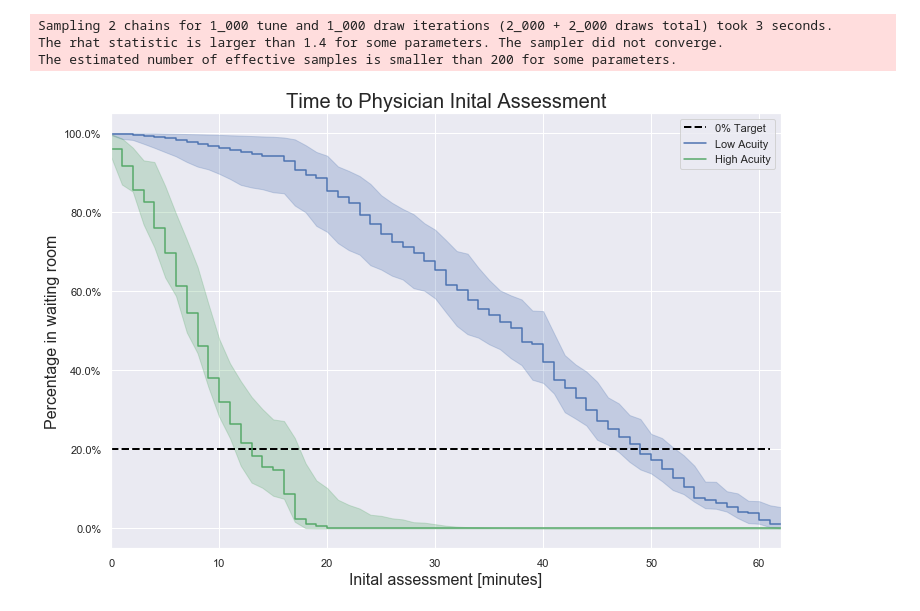
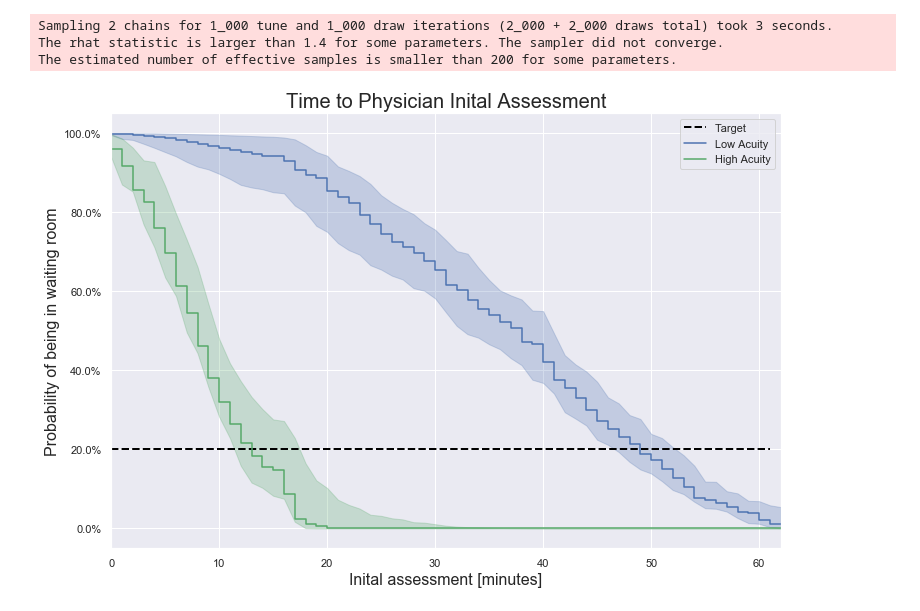
Before and after one commit to icmoore/healthcare_analytics, a Jupyter notebook: notebooks/inital_assessments.ipynb, the cells around one changed output. Cells and saved outputs as stored; diff of their text form; code cells hidden in the pictures.

```diff
--- a/notebooks/inital_assessments.ipynb
+++ b/notebooks/inital_assessments.ipynb
@@ -157,16 +157,16 @@ blue, green, red, purple, gold, teal = sns.color_palette(n_colors=6)
 pct_formatter = StrMethodFormatter('{x:.1%}')
 # %%
 fig, surv_ax = plt.subplots(figsize=(12, 8))
-surv_ax.plot(np.array(range(np.max(df['time'].values))), [0.2]*np.max(df['time'].values), '--', color='black',linewidth=2, label='0% Target')
+surv_ax.plot(np.array(range(np.max(df['time'].values))), [0.2]*np.max(df['time'].values), '--', color='black',linewidth=2, label='Target')
 plot_with_hpd(interval_bounds[:-1], base_hazard, survival, surv_ax, color=blue, label="Low Acuity")
 plot_with_hpd(interval_bounds[:-1], met_hazard, survival, surv_ax, color=red, label="High Acuity")
 surv_ax.yaxis.set_major_formatter(pct_formatter);
 surv_ax.set_xlim(0, df.time.max());
 surv_ax.set_xlabel('Inital assessment [minutes]', fontsize=16);
-surv_ax.set_ylabel('Percentage in waiting room', fontsize=16);
+surv_ax.set_ylabel('Probability of being in waiting room', fontsize=16);
 surv_ax.set_title("Time to Physician Inital Assessment", fontsize=20);
 surv_ax.legend();
 
-fig.savefig('../img/inital_assessment.png')
+fig.savefig('../img/initial_assessment.png')
 # %% [output]
-[figure, old version]
+[figure, new version]
```
Also changed, not shown: parts of 1 cell of this notebook, 2 other files.
